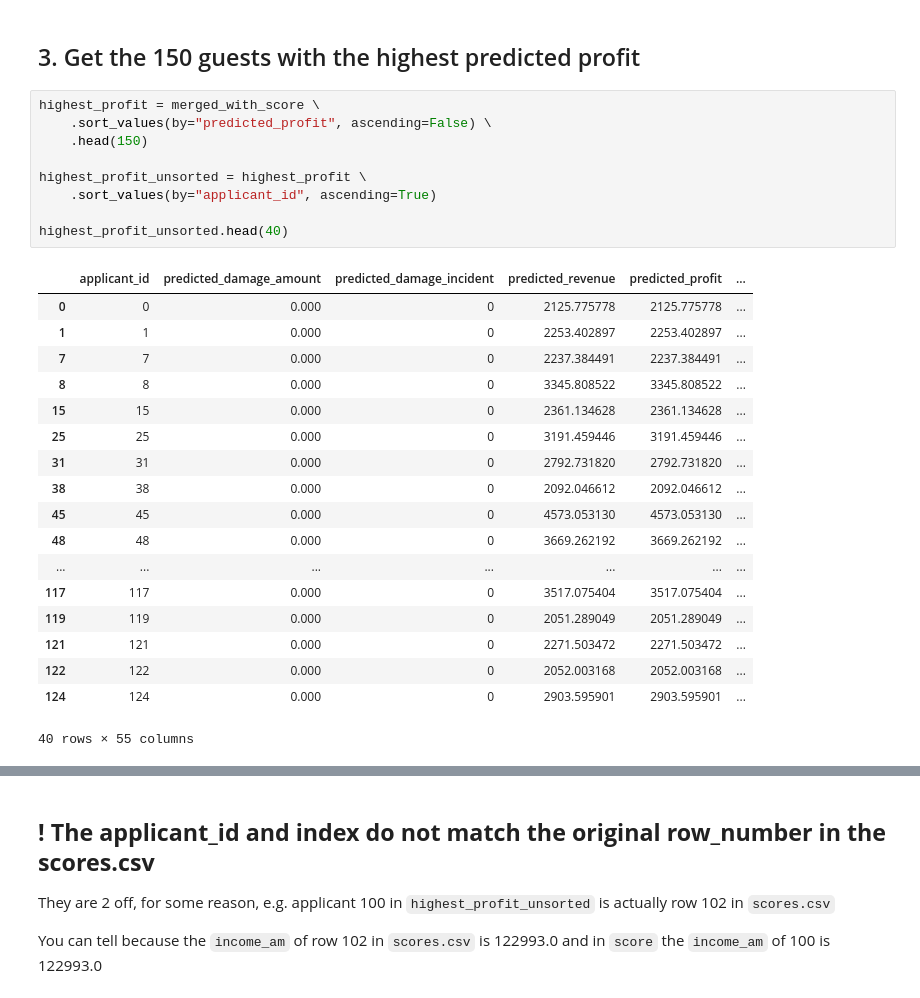
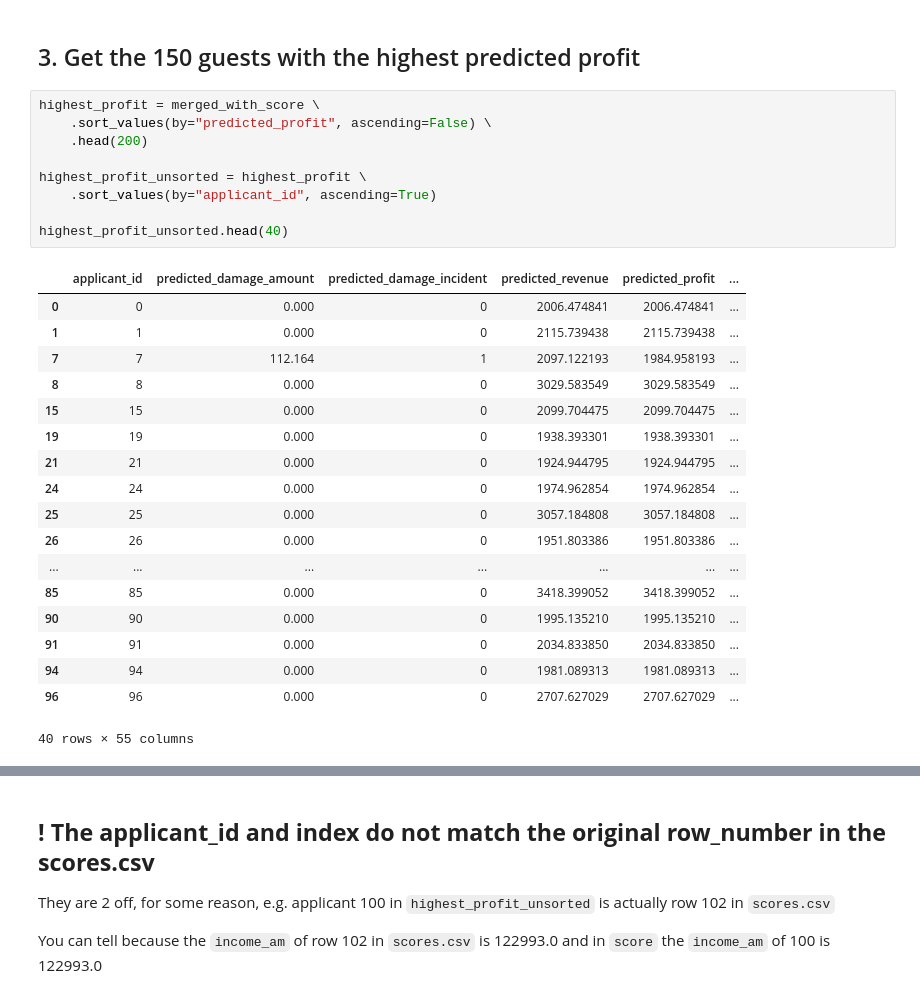
Before and after one commit to Harmxn02/ML-Project, a Jupyter notebook: Answer.ipynb, the cells around one changed output, grey strips where cells are left out. Cells and saved outputs as stored; diff of their text form.

Commit message:
FEEDBACK: re-generate the guestlist with the new preprocessing changes + export guestlist dataframe + update README

```diff
--- a/Answer.ipynb
+++ b/Answer.ipynb
@@ -93,28 +93,28 @@ Name: 100, dtype: float64
 # %%
 highest_profit = merged_with_score \
     .sort_values(by="predicted_profit", ascending=False) \
-    .head(150)
+    .head(200)
 
 highest_profit_unsorted = highest_profit \
     .sort_values(by="applicant_id", ascending=True)
 
 highest_profit_unsorted.head(40)
 # %% [output]
 |  | applicant_id | predicted_damage_amount | predicted_damage_incident | predicted_revenue | predicted_profit | ... |
-| 0 | 0 | 0.000 | 0 | 2125.775778 | 2125.775778 | ... |
-| 1 | 1 | 0.000 | 0 | 2253.402897 | 2253.402897 | ... |
-| 7 | 7 | 0.000 | 0 | 2237.384491 | 2237.384491 | ... |
-| 8 | 8 | 0.000 | 0 | 3345.808522 | 3345.808522 | ... |
-| 15 | 15 | 0.000 | 0 | 2361.134628 | 2361.134628 | ... |
-| 25 | 25 | 0.000 | 0 | 3191.459446 | 3191.459446 | ... |
-| 31 | 31 | 0.000 | 0 | 2792.731820 | 2792.731820 | ... |
-| 38 | 38 | 0.000 | 0 | 2092.046612 | 2092.046612 | ... |
-| 45 | 45 | 0.000 | 0 | 4573.053130 | 4573.053130 | ... |
-| 48 | 48 | 0.000 | 0 | 3669.262192 | 3669.262192 | ... |
+| 0 | 0 | 0.000 | 0 | 2006.474841 | 2006.474841 | ... |
+| 1 | 1 | 0.000 | 0 | 2115.739438 | 2115.739438 | ... |
+| 7 | 7 | 112.164 | 1 | 2097.122193 | 1984.958193 | ... |
+| 8 | 8 | 0.000 | 0 | 3029.583549 | 3029.583549 | ... |
+| 15 | 15 | 0.000 | 0 | 2099.704475 | 2099.704475 | ... |
+| 19 | 19 | 0.000 | 0 | 1938.393301 | 1938.393301 | ... |
+| 21 | 21 | 0.000 | 0 | 1924.944795 | 1924.944795 | ... |
+| 24 | 24 | 0.000 | 0 | 1974.962854 | 1974.962854 | ... |
+| 25 | 25 | 0.000 | 0 | 3057.184808 | 3057.184808 | ... |
+| 26 | 26 | 0.000 | 0 | 1951.803386 | 1951.803386 | ... |
 | ... | ... | ... | ... | ... | ... | ... |
-| 117 | 117 | 0.000 | 0 | 3517.075404 | 3517.075404 | ... |
-| 119 | 119 | 0.000 | 0 | 2051.289049 | 2051.289049 | ... |
-| 121 | 121 | 0.000 | 0 | 2271.503472 | 2271.503472 | ... |
-| 122 | 122 | 0.000 | 0 | 2052.003168 | 2052.003168 | ... |
-| 124 | 124 | 0.000 | 0 | 2903.595901 | 2903.595901 | ... |
+| 85 | 85 | 0.000 | 0 | 3418.399052 | 3418.399052 | ... |
+| 90 | 90 | 0.000 | 0 | 1995.135210 | 1995.135210 | ... |
+| 91 | 91 | 0.000 | 0 | 2034.833850 | 2034.833850 | ... |
+| 94 | 94 | 0.000 | 0 | 1981.089313 | 1981.089313 | ... |
+| 96 | 96 | 0.000 | 0 | 2707.627029 | 2707.627029 | ... |
 40 rows × 55 columns
```
Also changed, not shown: parts of 10 cells of this notebook, 5 other files.
